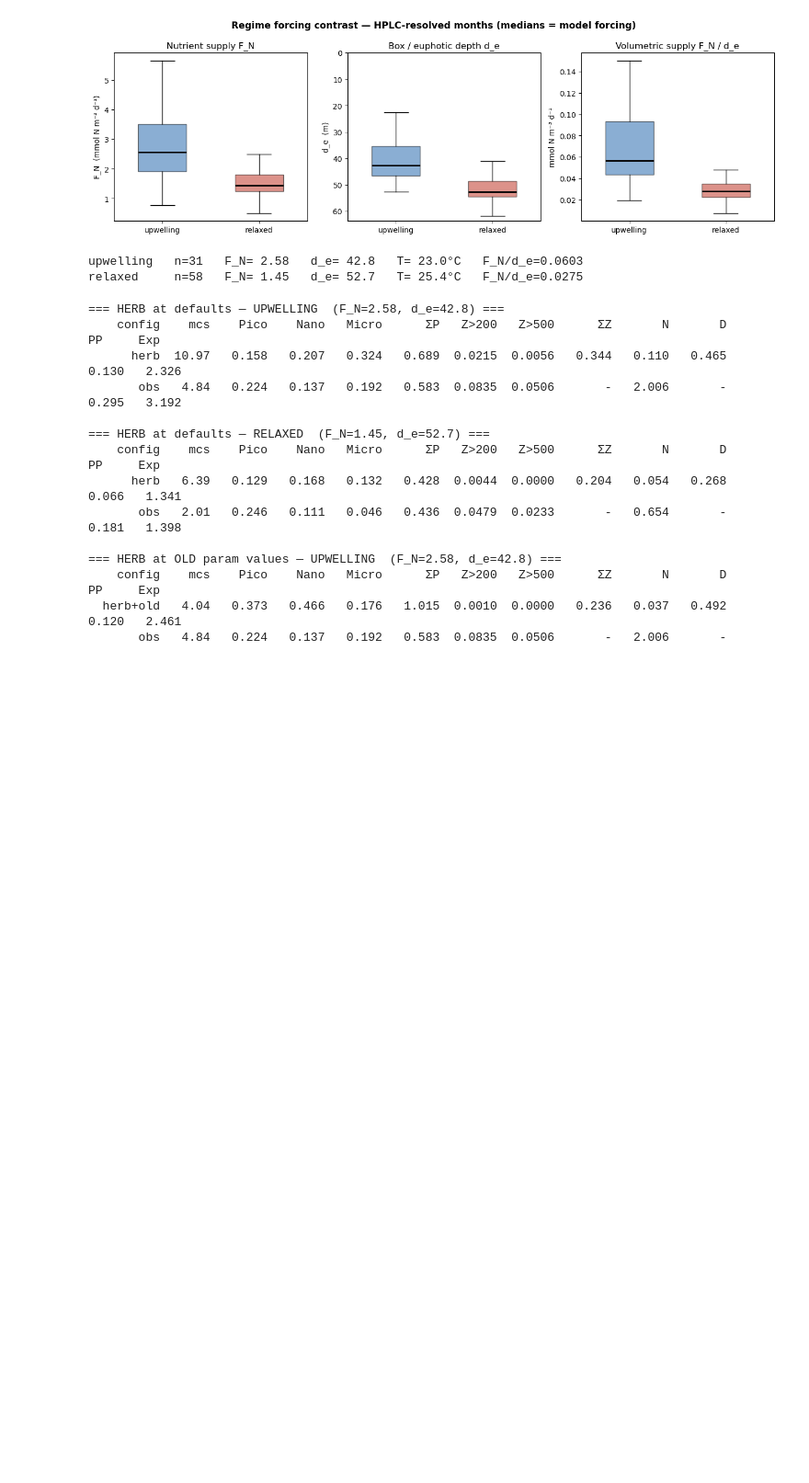
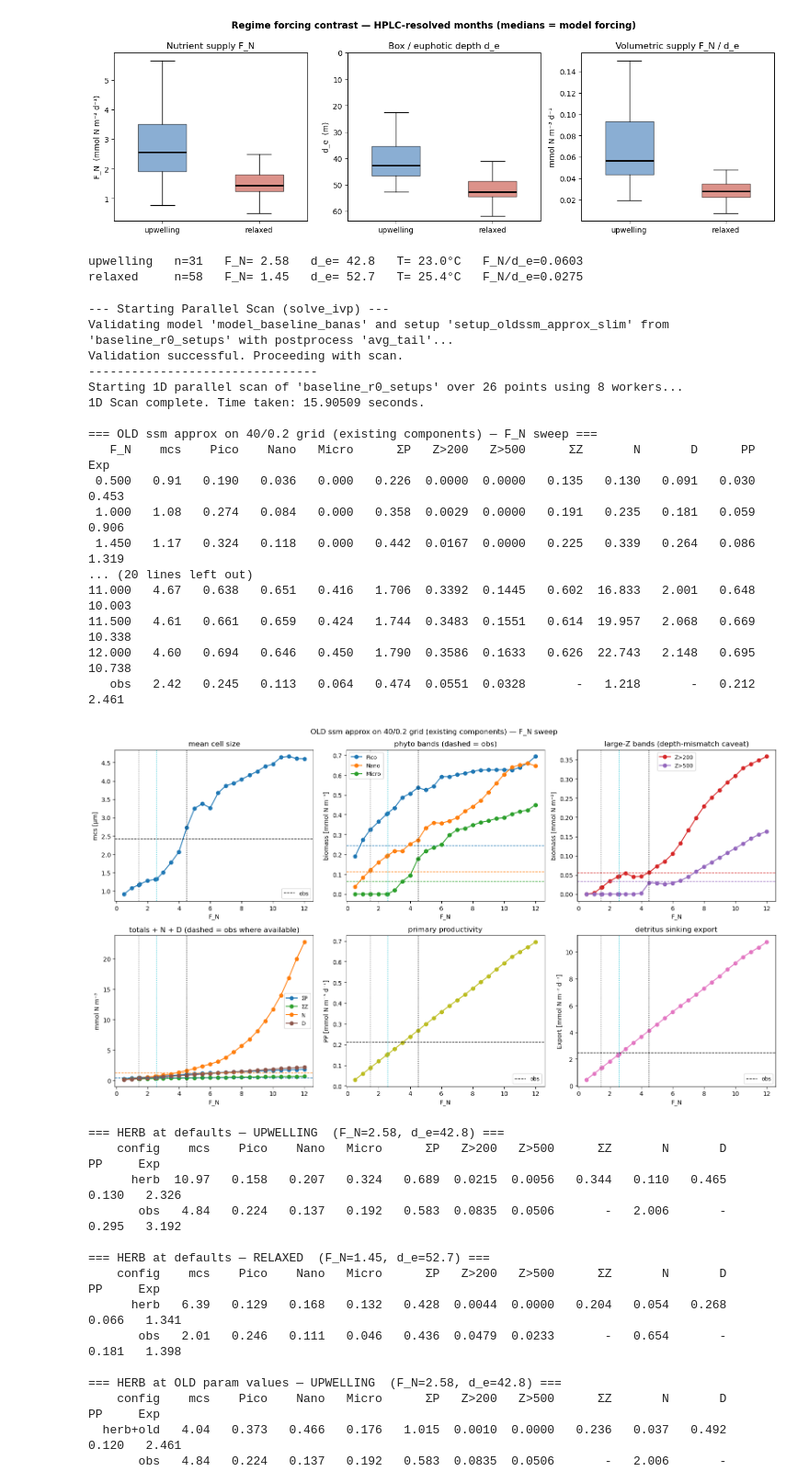
Before and after one commit to ben1post/SSMCariaco, a Jupyter notebook: parameter_scan/FINAL/CheckHerbivoryAgain.ipynb, the cells around one changed output. Shown at 92% size. Saved outputs shown, nothing was run; the diff lists cells and outputs as text; code cells hidden in the pictures; blank space fills up the shorter version.

```diff
--- a/parameter_scan/FINAL/CheckHerbivoryAgain.ipynb
+++ b/parameter_scan/FINAL/CheckHerbivoryAgain.ipynb
@@ -74,6 +74,58 @@ for r in regimes:
 [figure]
 upwelling   n=31   F_N= 2.58   d_e= 42.8   T= 23.0°C   F_N/d_e=0.0603
 relaxed     n=58   F_N= 1.45   d_e= 52.7   T= 25.4°C   F_N/d_e=0.0275
+# %%
+# F_N sweep — OLD cariaco_ssm model approximated on the 40/0.2 grid (existing components).
+# setup_oldssm_approx_slim bakes d_e=50, T=20, fish on, Marañón μ + old K_s/I_max/K_sZ/σ.
+# Fresh run; one parscan in this cell.
+import numpy as np, matplotlib.pyplot as plt
+from xso.parscans import run_xso_parscan, avg_tail
+import cariaco_obs as co
+import parscan_utils_extended as pue
+
+obs_vec, labels, bin_defs, monthly_df, _ = co.load_cariaco_targets(
+    regime='all', months='hplc', agg='median', include_temperature=True)
+obs_refs = pue.build_obs_refs(monthly_df)
+
+FN_VALUES = np.unique(np.concatenate([np.linspace(0.5, 12.0, 24), [1.45, 2.58, 4.5]]))
+
+scan = run_xso_parscan(
+    model_file_name='baseline_r0_setups',
+    model_name='model_baseline_banas',
+    model_setup_name='setup_oldssm_approx_slim',
+    param_name='Inflow__FN',
+    param_values=FN_VALUES,
+    postprocess_name='avg_tail',
+    postprocess_kwargs={'avg_window': 1000},
+    processes=8,
+)
+metrics = pue.extract_scan_metrics_1d(scan, 'Inflow__FN', {'Inflow__de': 50.0})
+header = "OLD ssm approx on 40/0.2 grid (existing components) — F_N sweep"
+pue.print_scan_table_1d(metrics, obs_refs, header, axis_label='F_N')
+fig = pue.plot_scan_panels_1d(metrics, obs_refs, header, axis_label='F_N')
+for ax in fig.axes:
+    for fn, c in [(1.45, 'C7'), (2.58, 'C9'), (4.5, 'k')]:
+        ax.axvline(fn, color=c, ls=':', lw=1.2)
+plt.show()
+# %% [output]
+--- Starting Parallel Scan (solve_ivp) ---
+Validating model 'model_baseline_banas' and setup 'setup_oldssm_approx_slim' from 'baseline_r0_setups' with postprocess 'avg_tail'...
+Validation successful. Proceeding with scan.
+--------------------------------
+Starting 1D parallel scan of 'baseline_r0_setups' over 26 points using 8 workers...
+1D Scan complete. Time taken: 15.90509 seconds.
+
+=== OLD ssm approx on 40/0.2 grid (existing components) — F_N sweep ===
+   F_N    mcs    Pico    Nano   Micro      ΣP   Z>200   Z>500      ΣZ       N       D      PP     Exp
+ 0.500   0.91   0.190   0.036   0.000   0.226  0.0000  0.0000   0.135   0.130   0.091   0.030   0.453
+ 1.000   1.08   0.274   0.084   0.000   0.358  0.0029  0.0000   0.191   0.235   0.181   0.059   0.906
+ 1.450   1.17   0.324   0.118   0.000   0.442  0.0167  0.0000   0.225   0.339   0.264   0.086   1.319
+... (20 lines left out)
+11.000   4.67   0.638   0.651   0.416   1.706  0.3392  0.1445   0.602  16.833   2.001   0.648  10.003
+11.500   4.61   0.661   0.659   0.424   1.744  0.3483  0.1551   0.614  19.957   2.068   0.669  10.338
+12.000   4.60   0.694   0.646   0.450   1.790  0.3586  0.1633   0.626  22.743   2.148   0.695  10.738
+   obs   2.42   0.245   0.113   0.064   0.474  0.0551  0.0328       -   1.218       -   0.212   2.461
+[figure, added]
 # %%
 # ── Cell — Herbivory variant test ───────────────────────────────────────────
 import importlib
```
Also changed, not shown: parts of 2 cells of this notebook, 11 other files.
